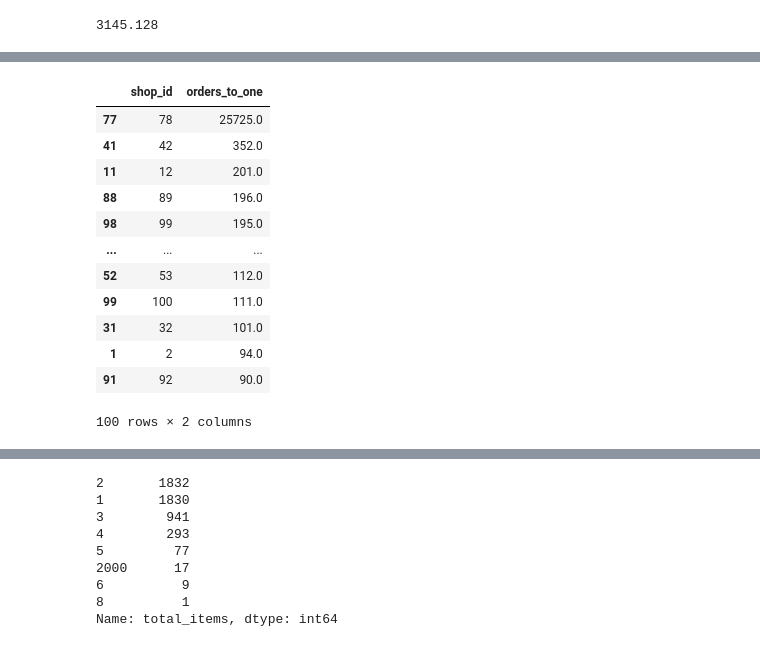
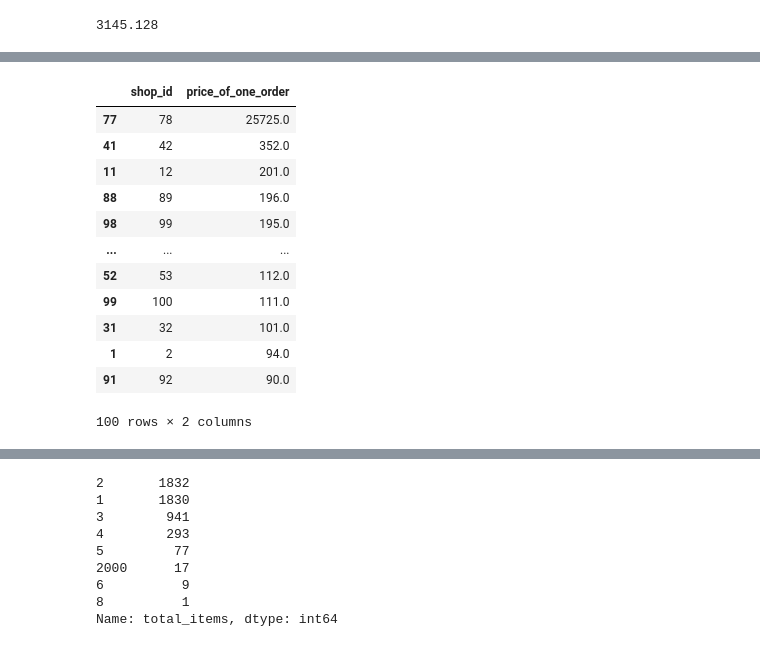
Before and after one commit to MathurAbhishek-12/SHOPIFY-SUMMER-2022-DATA-SCIENCE-INTERN-CHALLENGE, a Jupyter notebook: SHOPIFY SUMMER 2022 DATA SCIENCE INTERN CHALLENGE.ipynb, the cells around one changed output, grey strips where cells are left out. Drawn from its saved outputs; the diff is of its cells as text; code cells hidden in the pictures.

```diff
--- a/SHOPIFY SUMMER 2022 DATA SCIENCE INTERN CHALLENGE.ipynb
+++ b/SHOPIFY SUMMER 2022 DATA SCIENCE INTERN CHALLENGE.ipynb
@@ -106,4 +117,4 @@ df.order_amount.mean()
 # %%
-df["orders_to_one"] = df["order_amount"] / df["total_items"]
+df["price_of_one_order"] = df["order_amount"] / df["total_items"]
 df.head()
 # %% [output]
@@ -116,7 +135,7 @@ df.head()
 # %%
-df.groupby(df['shop_id'])['orders_to_one'].mean().reset_index().sort_values(by=['orders_to_one'],ascending = False)
+df.groupby(df['shop_id'])['price_of_one_order'].mean().reset_index().sort_values(by=['price_of_one_order'],ascending = False)
 # %% [output]
-|  | shop_id | orders_to_one |
+|  | shop_id | price_of_one_order |
 | 77 | 78 | 25725.0 |
 | 41 | 42 | 352.0 |
 | 11 | 12 | 201.0 |
```
Also changed, not shown: parts of 40 cells of this notebook.
